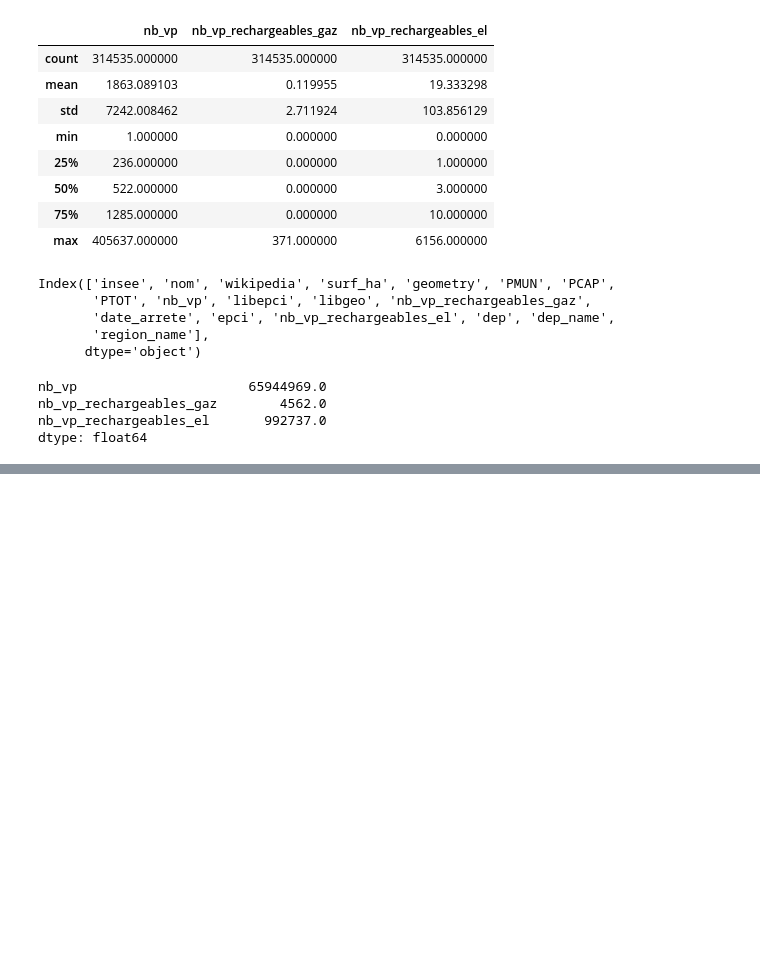
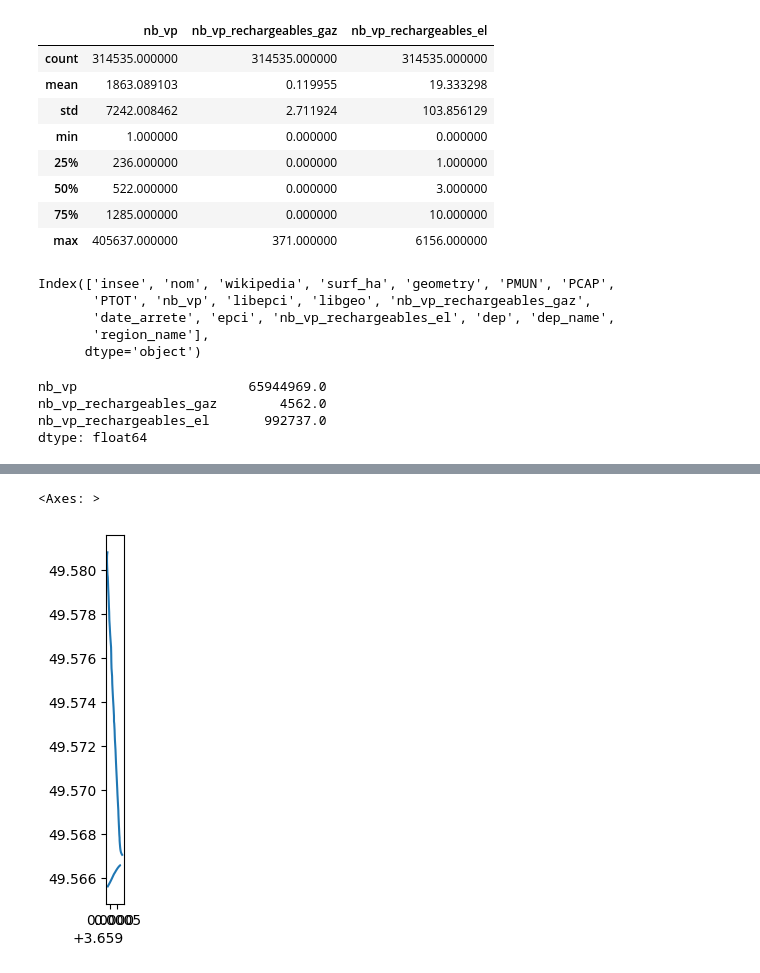
Before and after one commit to dataforgoodfr/batch11_e_cartomobile, a Jupyter notebook: notebooks/TMJA_et_extrapolation_tourisme.ipynb, the cells around one changed output, grey strips where cells are left out. Cells and saved outputs as stored; diff of their text form; code cells hidden in the pictures; blank space fills up the shorter version.

```diff
--- a/notebooks/TMJA_et_extrapolation_tourisme.ipynb
+++ b/notebooks/TMJA_et_extrapolation_tourisme.ipynb
@@ -42,6 +44,8 @@ for i in range(lenght_geolist):
     points_list.append(list(geo_list[0].coords))
 
 tmja_wrs84['list_points'] = points_list
+# %%
+tmja_wrs84['Road_center'] = tmja_wrs84.to_crs('+proj=cea').geometry.centroid.to_crs(tmja_wrs84.crs)
 # %% [markdown]
 ---------
 # %%
@@ -84,0 +295,5 @@ See the caveats in the documentation: https://pandas.pydata.org/pandas-docs/stab
+# %%
+tmja_wrs84.loc[tmja_wrs84['longueur']==1677,:].geometry.plot()
+# %% [output]
+<Axes: >
+[figure, added]
```
Also changed, not shown: parts of 22 cells of this notebook, 2 other files.
